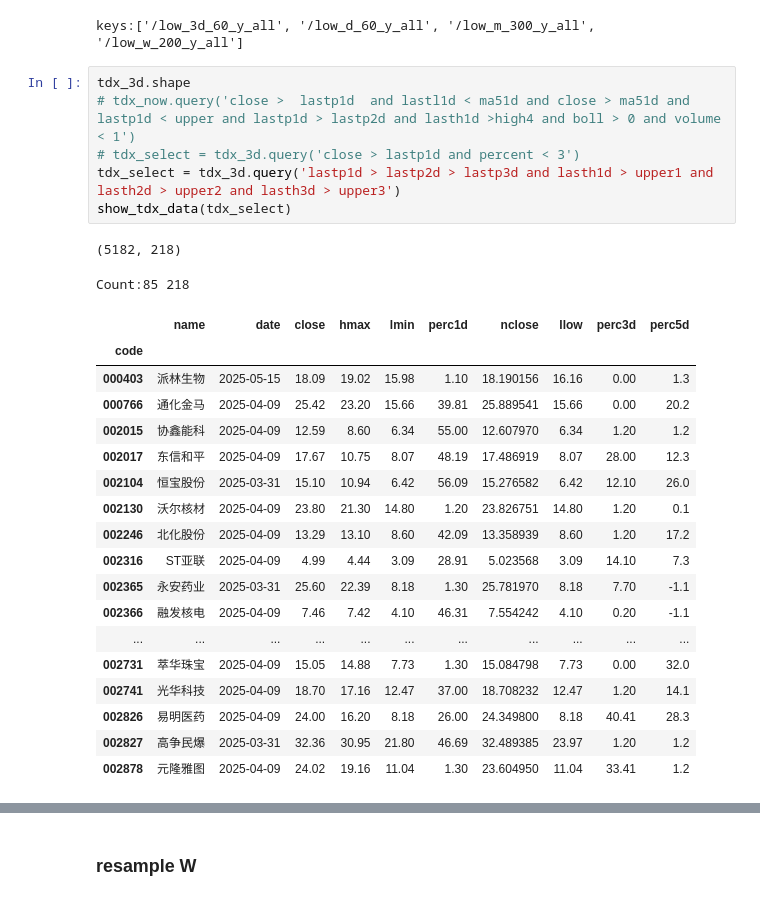
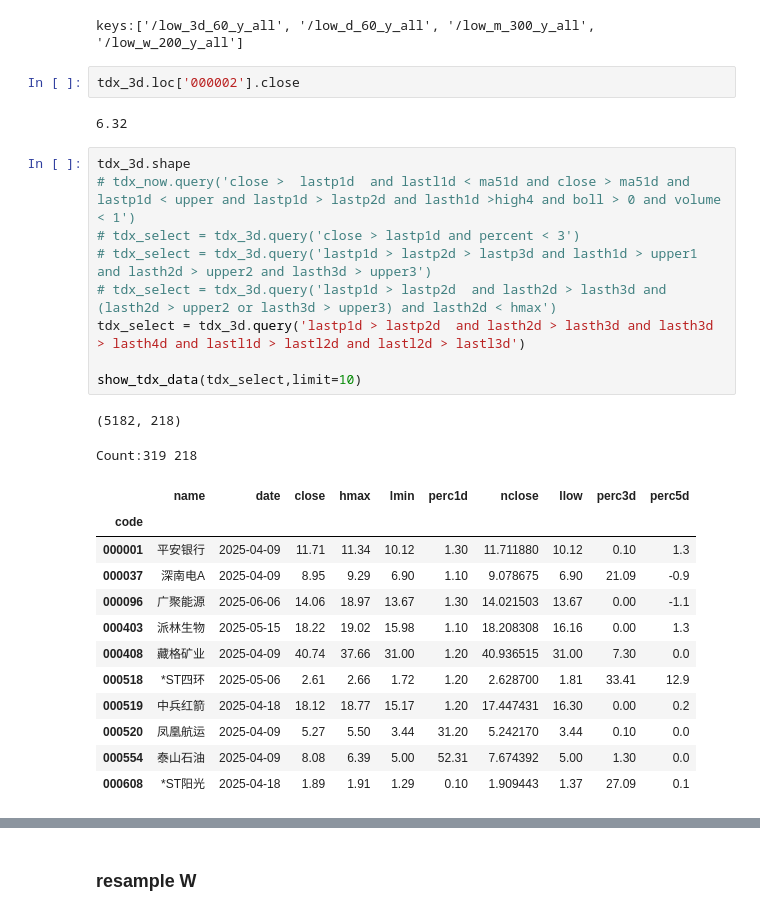
Before and after one commit to johnsonhongyi/pyQuant3, a Jupyter notebook: stock/jupyterAlgo/Quant2023/resample-monitor.ipynb, the cells around one changed output, grey strips where cells are left out. Drawn from its saved outputs; the diff is of its cells as text.

```diff
--- a/stock/jupyterAlgo/Quant2023/resample-monitor.ipynb
+++ b/stock/jupyterAlgo/Quant2023/resample-monitor.ipynb
@@ -365,33 +365,34 @@ h5_3d = get_tdx_all_from_h5(resample='3d')
 tdx_3d = cct.combine_dataFrame(h5_3d,sinadm)
 # %% [output]
 keys:['/low_3d_60_y_all', '/low_d_60_y_all', '/low_m_300_y_all', '/low_w_200_y_all']
+# %%
+tdx_3d.loc['000002'].close
+# %% [output]
+6.32
 # %%
 tdx_3d.shape
 # tdx_now.query('close >  lastp1d  and lastl1d < ma51d and close > ma51d and lastp1d < upper and lastp1d > lastp2d and lasth1d >high4 and boll > 0 and volume < 1')
 # tdx_select = tdx_3d.query('close > lastp1d and percent < 3')
-tdx_select = tdx_3d.query('lastp1d > lastp2d > lastp3d and lasth1d > upper1 and lasth2d > upper2 and lasth3d > upper3')
-show_tdx_data(tdx_select)
+# tdx_select = tdx_3d.query('lastp1d > lastp2d > lastp3d and lasth1d > upper1 and lasth2d > upper2 and lasth3d > upper3')
+# tdx_select = tdx_3d.query('lastp1d > lastp2d  and lasth2d > lasth3d and (lasth2d > upper2 or lasth3d > upper3) and lasth2d < hmax')
+tdx_select = tdx_3d.query('lastp1d > lastp2d  and lasth2d > lasth3d and lasth3d > lasth4d and lastl1d > lastl2d and lastl2d > lastl3d')
+
+show_tdx_data(tdx_select,limit=10)
 # %% [output]
 (5182, 218)
-Count:85 218
+Count:319 218
 |  | name | date | close | hmax | lmin | perc1d | nclose | llow | perc3d | perc5d |
 | code |  |  |  |  |  |  |  |  |  |  |
-| 000403 | 派林生物 | 2025-05-15 | 18.09 | 19.02 | 15.98 | 1.10 | 18.190156 | 16.16 | 0.00 | 1.3 |
-| 000766 | 通化金马 | 2025-04-09 | 25.42 | 23.20 | 15.66 | 39.81 | 25.889541 | 15.66 | 0.00 | 20.2 |
-| 002015 | 协鑫能科 | 2025-04-09 | 12.59 | 8.60 | 6.34 | 55.00 | 12.607970 | 6.34 | 1.20 | 1.2 |
-| 002017 | 东信和平 | 2025-04-09 | 17.67 | 10.75 | 8.07 | 48.19 | 17.486919 | 8.07 | 28.00 | 12.3 |
-| 002104 | 恒宝股份 | 2025-03-31 | 15.10 | 10.94 | 6.42 | 56.09 | 15.276582 | 6.42 | 12.10 | 26.0 |
-| 002130 | 沃尔核材 | 2025-04-09 | 23.80 | 21.30 | 14.80 | 1.20 | 23.826751 | 14.80 | 1.20 | 0.1 |
-| 002246 | 北化股份 | 2025-04-09 | 13.29 | 13.10 | 8.60 | 42.09 | 13.358939 | 8.60 | 1.20 | 17.2 |
-| 002316 | ST亚联 | 2025-04-09 | 4.99 | 4.44 | 3.09 | 28.91 | 5.023568 | 3.09 | 14.10 | 7.3 |
-| 002365 | 永安药业 | 2025-03-31 | 25.60 | 22.39 | 8.18 | 1.30 | 25.781970 | 8.18 | 7.70 | -1.1 |
-| 002366 | 融发核电 | 2025-04-09 | 7.46 | 7.42 | 4.10 | 46.31 | 7.554242 | 4.10 | 0.20 | -1.1 |
-| ... | ... | ... | ... | ... | ... | ... | ... | ... | ... | ... |
-| 002731 | 萃华珠宝 | 2025-04-09 | 15.05 | 14.88 | 7.73 | 1.30 | 15.084798 | 7.73 | 0.00 | 32.0 |
-| 002741 | 光华科技 | 2025-04-09 | 18.70 | 17.16 | 12.47 | 37.00 | 18.708232 | 12.47 | 1.20 | 14.1 |
-| 002826 | 易明医药 | 2025-04-09 | 24.00 | 16.20 | 8.18 | 26.00 | 24.349800 | 8.18 | 40.41 | 28.3 |
-| 002827 | 高争民爆 | 2025-03-31 | 32.36 | 30.95 | 21.80 | 46.69 | 32.489385 | 23.97 | 1.20 | 1.2 |
-| 002878 | 元隆雅图 | 2025-04-09 | 24.02 | 19.16 | 11.04 | 1.30 | 23.604950 | 11.04 | 33.41 | 1.2 |
+| 000001 | 平安银行 | 2025-04-09 | 11.71 | 11.34 | 10.12 | 1.30 | 11.711880 | 10.12 | 0.10 | 1.3 |
+| 000037 | 深南电A | 2025-04-09 | 8.95 | 9.29 | 6.90 | 1.10 | 9.078675 | 6.90 | 21.09 | -0.9 |
+| 000096 | 广聚能源 | 2025-06-06 | 14.06 | 18.97 | 13.67 | 1.30 | 14.021503 | 13.67 | 0.00 | -1.1 |
+| 000403 | 派林生物 | 2025-05-15 | 18.22 | 19.02 | 15.98 | 1.10 | 18.208308 | 16.16 | 0.00 | 1.3 |
+| 000408 | 藏格矿业 | 2025-04-09 | 40.74 | 37.66 | 31.00 | 1.20 | 40.936515 | 31.00 | 7.30 | 0.0 |
+| 000518 | *ST四环 | 2025-05-06 | 2.61 | 2.66 | 1.72 | 1.20 | 2.628700 | 1.81 | 33.41 | 12.9 |
+| 000519 | 中兵红箭 | 2025-04-18 | 18.12 | 18.77 | 15.17 | 1.20 | 17.447431 | 16.30 | 0.00 | 0.2 |
+| 000520 | 凤凰航运 | 2025-04-09 | 5.27 | 5.50 | 3.44 | 31.20 | 5.242170 | 3.44 | 0.10 | 0.0 |
+| 000554 | 泰山石油 | 2025-04-09 | 8.08 | 6.39 | 5.00 | 52.31 | 7.674392 | 5.00 | 1.30 | 0.0 |
+| 000608 | *ST阳光 | 2025-04-18 | 1.89 | 1.91 | 1.29 | 0.10 | 1.909443 | 1.37 | 27.09 | 0.1 |
 # %%
 # t3d_code = tdx_3d.query('lasth1d > lasth2d > lasth3d and close >= high4')
 tdx_3d.shape
```
Also changed, not shown: parts of 18 cells of this notebook, 3 other files.
